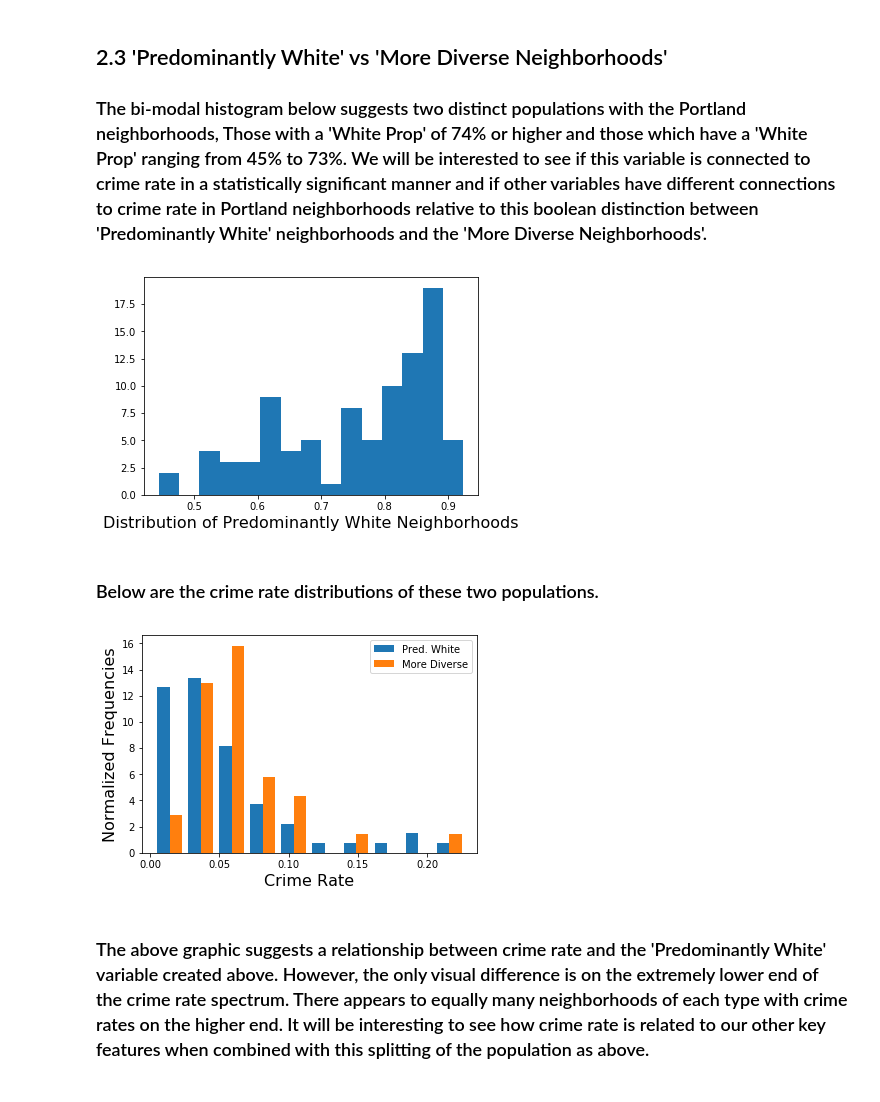
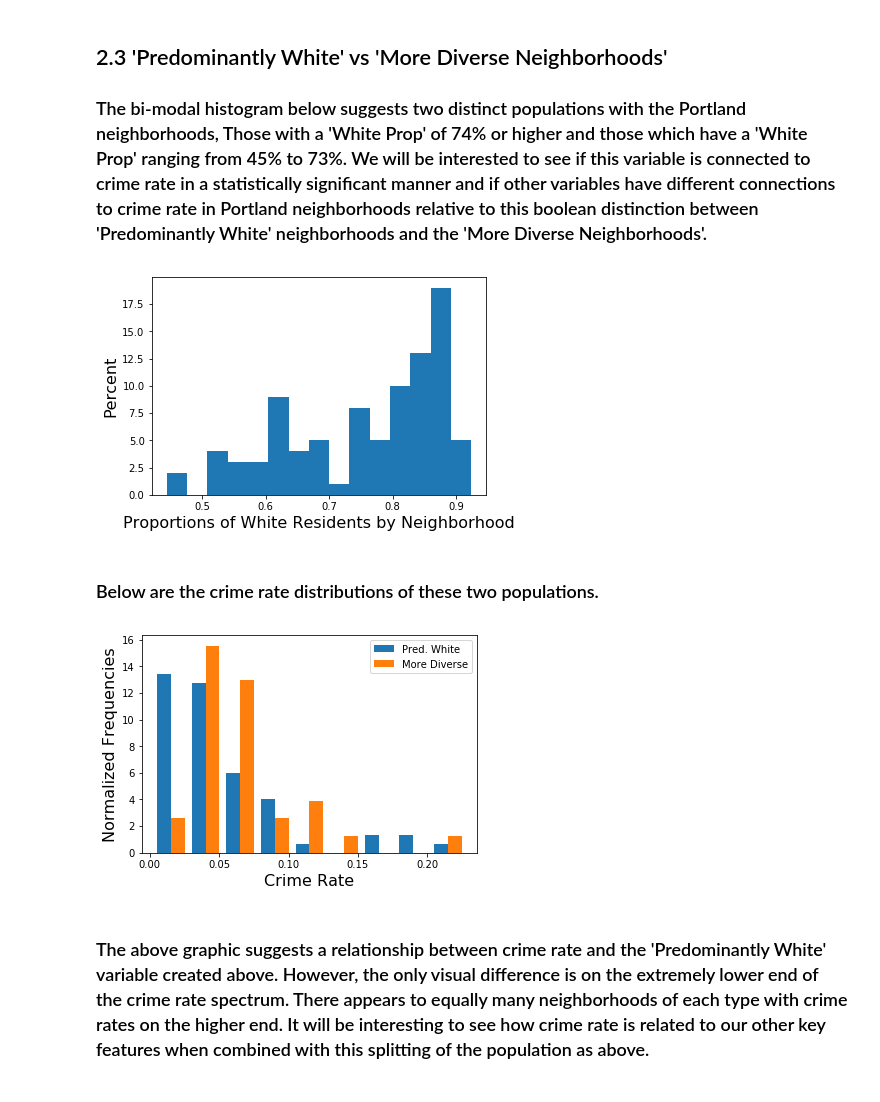
Before and after one commit to gdiestelmath/Capstone1, a Jupyter notebook: DataCleaningAndStory.ipynb, the cells around one changed output. Cells and saved outputs as stored; diff of their text form; code cells hidden in the pictures.

```diff
--- a/DataCleaningAndStory.ipynb
+++ b/DataCleaningAndStory.ipynb
@@ -111,7 +100,8 @@ for idx, row in df_crime_location.iterrows():
 df_crime_location.index=range(len(df_crime_location.index))
 
 # Aggregate crime by Neighborhood
-df_crime_neigh_agg=df_crime_location.groupby(['Neighborhood'])['Offense Count'].sum()
+df_crime_neigh_agg=pd.DataFrame(df_crime_location.groupby(['Neighborhood'])['Offense Count'].sum())
 
-df_crime_location.head(), df_crime_neigh_agg.head()
+# print(df_crime_location.head())
+df_crime_neigh_agg.head()
 # %% [output]
@@ -347,23 +333,24 @@ plt.show()
 # %%
 # White Prop
 plt.hist(df_crime_census_out['White Prop'],bins=15)
-plt.xlabel('Distribution of Predominantly White Neighborhoods', fontsize=16)
+plt.xlabel('Proportions of White Residents by Neighborhood', fontsize=16)
+plt.ylabel('Percent',fontsize=16)
 plt.show()
 # %% [output]
-[figure, old version]
+[figure, new version]
 # %% [markdown]
 ### Below are the crime rate distributions of these two populations.
 # %%
 df_crime_census_out['Predominantly White']=df_crime_census_out['White Prop']>=0.73
 df_white=df_crime_census_out.loc[df_crime_census_out['Predominantly White']==True]
 df_diverse=df_crime_census_out.loc[df_crime_census_out['Predominantly White']==False]
 plt.xlabel('Crime Rate', fontsize=16)
 plt.ylabel('Normalized Frequencies',fontsize=16)
-plt.hist([df_white['Crime Rate'],df_diverse['Crime Rate']], density=True)
+plt.hist([df_white['Crime Rate'],df_diverse['Crime Rate']],bins=9, density=True)
 plt.legend(['Pred. White','More Diverse'])
 plt.show()
 # %% [output]
-[figure, old version]
+[figure, new version]
 # %% [markdown]
 ### The above graphic suggests a relationship between crime rate and the 'Predominantly White' variable created above. However, the only visual difference is on the extremely lower end of the crime rate spectrum. There appears to equally many neighborhoods of each type with crime rates on the higher end. It will be interesting to see how crime rate is related to our other key features when combined with this splitting of the population as above.
 
```
Also changed, not shown: parts of 8 cells of this notebook, 2 other files.
